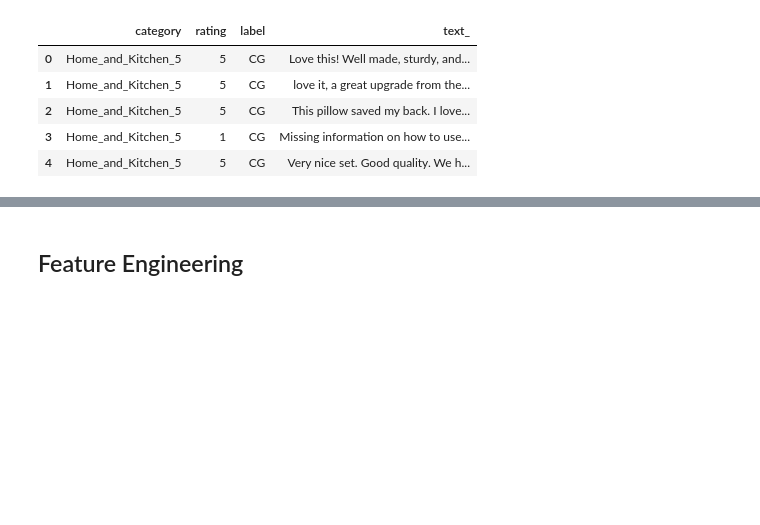
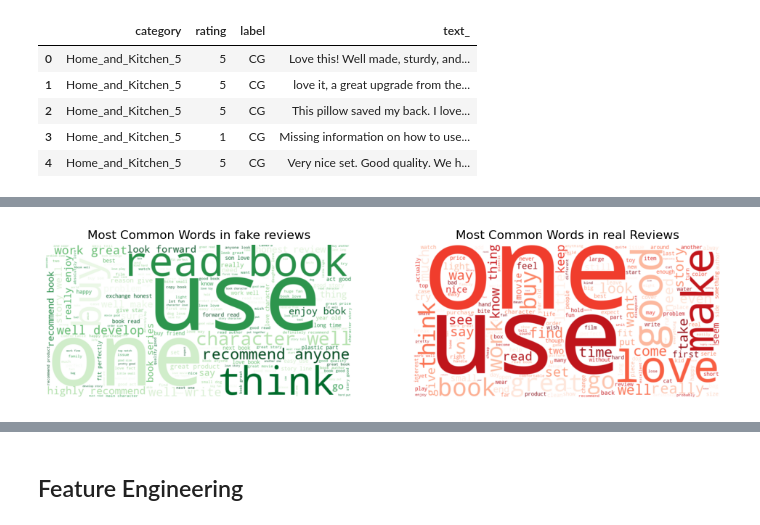
Before and after one commit to malfriduranna/02807_final_project, a Jupyter notebook: notebooks/brynjar.ipynb, the cells around one changed output, grey strips where cells are left out. Saved outputs shown, nothing was run; the diff lists cells and outputs as text; code cells hidden in the pictures; blank space fills up the shorter version.

```diff
--- a/notebooks/brynjar.ipynb
+++ b/notebooks/brynjar.ipynb
@@ -24,0 +88,2 @@ data.head()
+# %%
+data['label_binary'] = data['label'].replace({'CG': 1, 'OR': 0})
@@ -24,0 +102,8 @@ data.head()
+# %%
+nltk.download('stopwords')
+
+def remove_stopwords(input_text):
+    return [token for token in input_text if token.lower() not in stopwords.words('english')]
+
+# Apply stopword function
+data['processed_text'] = [remove_stopwords(line) for line in data['processed_text']]
@@ -25 +114,38 @@ data.head()
+# %%
+#lemmazation
+def lemmatize(input_text):
+    # Instantiate class
+    lem = WordNetLemmatizer()
+    # Lemmatized text becomes input inside all loop runs
+    lemmatized_text = input_text
+    # Lemmatize each part of speech
+    for part_of_speech in ['n', 'v', 'a', 'r', 's']:
+        lemmatized_text = [lem.lemmatize(token, part_of_speech).lower() for token in lemmatized_text]
+    return lemmatized_text
+
+# Apply lemmatize function
+data['processed_text'] = [lemmatize(line) for line in data['processed_text']]
+# %%
+# Separate CG and OR reviews
+cg_text = ' '.join([' '.join(words) for words in data[data['label'] == 'CG']['processed_text']])
+or_text = ' '.join([' '.join(words) for words in data[data['label'] == 'OR']['processed_text']])
+
+# Generate word clouds
+plt.figure(figsize=(12, 6))
+
+plt.subplot(1, 2, 1)
+cg_wordcloud = WordCloud(width=800, height=400, background_color='white', colormap='Greens').generate(cg_text)
+plt.imshow(cg_wordcloud, interpolation='bilinear')
+plt.title('Most Common Words in fake reviews')
+plt.axis('off')
+
+plt.subplot(1, 2, 2)
+or_wordcloud = WordCloud(width=800, height=400, background_color='white', colormap='Reds').generate(or_text)
+plt.imshow(or_wordcloud, interpolation='bilinear')
+plt.title('Most Common Words in real Reviews')
+plt.axis('off')
+
+plt.show()
+# %% [output]
+[figure, added]
 # %%
```
Also changed, not shown: parts of 11 cells of this notebook.
